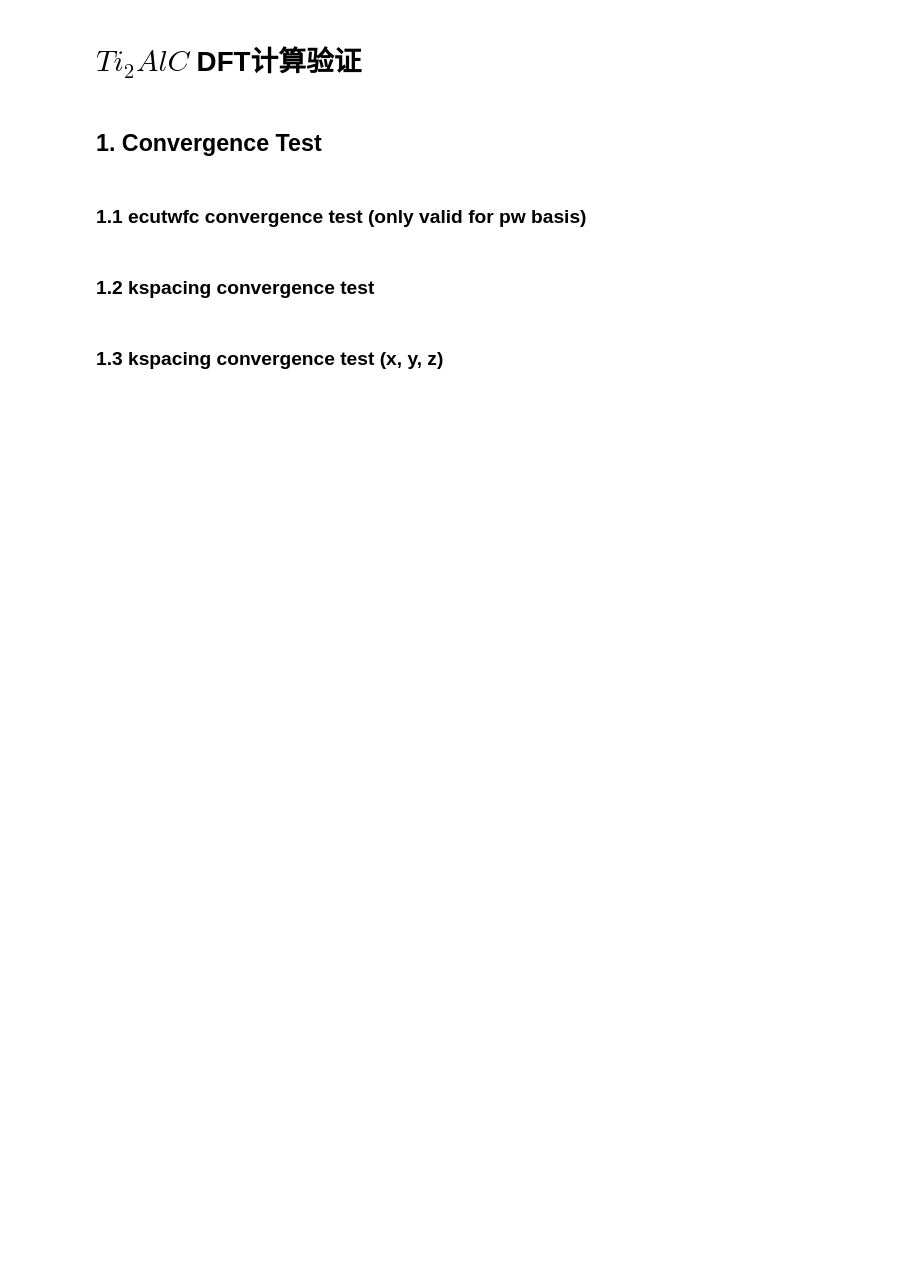
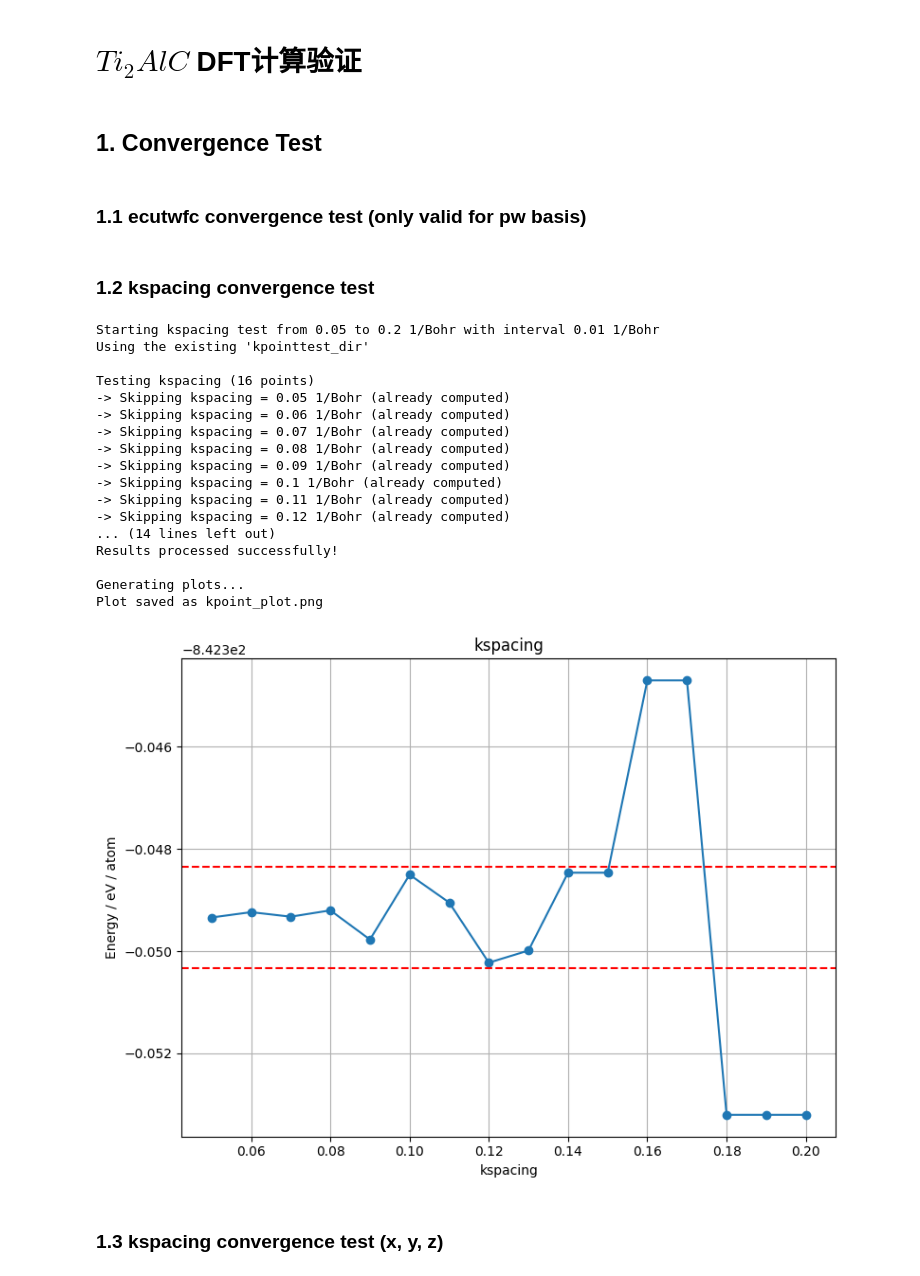
Before and after one commit to OutisLi/deepmd_learn, a Jupyter notebook: 5_Ti2AlC_Label/5. DFT_compare.ipynb, the cells around one changed output. Saved outputs shown, nothing was run; the diff lists cells and outputs as text; code cells hidden in the pictures; blank space fills up the shorter version.

Commit message:
20250620-change kspacing to 0.15 & add 2x2x3

```diff
--- a/5_Ti2AlC_Label/5. DFT_compare.ipynb
+++ b/5_Ti2AlC_Label/5. DFT_compare.ipynb
@@ -16,10 +16,29 @@ conv_test.ecut_generate_plot()
 # %%
 from convergence_test import ABACUSConvergenceTest
 
 conv_test = ABACUSConvergenceTest()
-conv_test.kpoint_run(kspacing_min=0.05, kspacing_max=0.15, kspacing_interval=0.01)
+conv_test.kpoint_run(kspacing_min=0.05, kspacing_max=0.20, kspacing_interval=0.01)
 conv_test.kpoint_postprocessing()
-conv_test.kpoint_generate_plot()
+conv_test.kpoint_generate_plot(n_atoms=8)
+# %% [output]
+Starting kspacing test from 0.05 to 0.2 1/Bohr with interval 0.01 1/Bohr
+Using the existing 'kpointtest_dir'
+
+Testing kspacing (16 points)
+-> Skipping kspacing = 0.05 1/Bohr (already computed)
+-> Skipping kspacing = 0.06 1/Bohr (already computed)
+-> Skipping kspacing = 0.07 1/Bohr (already computed)
+-> Skipping kspacing = 0.08 1/Bohr (already computed)
+-> Skipping kspacing = 0.09 1/Bohr (already computed)
+-> Skipping kspacing = 0.1 1/Bohr (already computed)
+-> Skipping kspacing = 0.11 1/Bohr (already computed)
+-> Skipping kspacing = 0.12 1/Bohr (already computed)
+... (14 lines left out)
+Results processed successfully!
+
+Generating plots...
+Plot saved as kpoint_plot.png
+[figure, added]
 # %% [markdown]
 ### 1.3 kspacing convergence test (x, y, z)
 # %%
```
Also changed, not shown: parts of 5 cells of this notebook, 36 other files.
